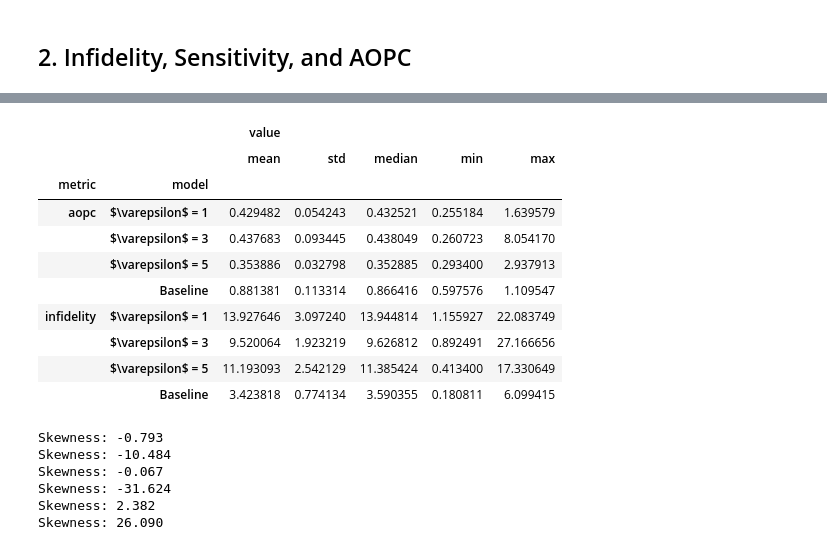
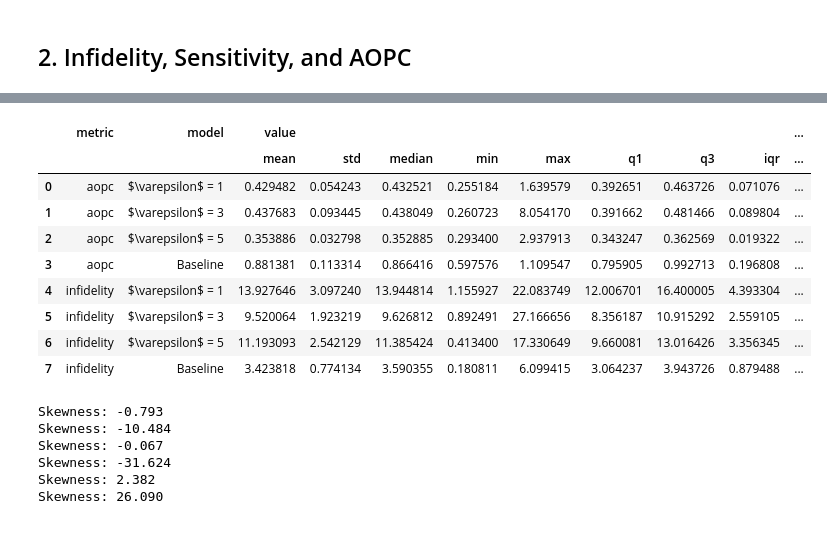
Before and after one commit to trinhkieuha/dp-shap-anomaly-detection, a Jupyter notebook: notebooks/06_Explainability.ipynb, the cells around one changed output, grey strips where cells are left out. Cells and saved outputs as stored; diff of their text form; code cells hidden in the pictures.

```diff
--- a/notebooks/06_Explainability.ipynb
+++ b/notebooks/06_Explainability.ipynb
@@ -135,6 +135,18 @@ plt.savefig(f"results/figures/shap_values.png", bbox_inches='tight', dpi=300)
 plt.show()
 # %% [output]
 [figure]
+# %%
+# Calculate the mean absolute SHAP values for each feature
+mean_abs_shap = {}
+for (model_type, version, eps), explanation in shap_dict.items():
+    if explanation == []:
+        continue
+    else:
+        shap_values = normalize_shap(explanation, method="l2")
+    mean_abs_shap[(model_type, version, eps)] = pd.DataFrame(np.sum(np.abs(shap_values), axis=0), index=all_cols).reset_index(names="feature").sort_values(by=0, ascending=False, ignore_index=True).reset_index(names="rank")[["rank", "feature"]].set_index("feature")
+shap_df = pd.concat(mean_abs_shap.values(), axis=1)
+shap_df.columns = ["baseline", "dpsgd_5", "dpsgd_3", "dpsgd_1"]
+(shap_df + 1).to_csv(f"results/explainability/feature_ranking.csv")
 # %% [markdown]
 ## 2. Infidelity, Sensitivity, and AOPC
 # %%
@@ -206,17 +221,24 @@ plt.show()
 # %%
-df.melt(id_vars=["model"], value_vars=["infidelity", "aopc"], var_name="metric", value_name="value").groupby(["metric", "model"]).agg(["mean", "std", "median", "min", "max"])
+def q1(x):
+    return x.quantile(0.25)
+def q3(x):
+    return x.quantile(0.75)
+def iqr(x):
+    return q3(x) - q1(x)
+summary_table = df.melt(id_vars=["model"], value_vars=["infidelity", "aopc"], var_name="metric", value_name="value").groupby(["metric", "model"]).agg(["mean", "std", "median", "min", "max", q1, q3, iqr]).reset_index()
+summary_table["outlier_threshold"] = summary_table["value"]["q3"] + 1.5 * summary_table["value"]["iqr"]
+summary_table
 # %% [output]
-|  |  | value |  |  |  |  |
-|  |  | mean | std | median | min | max |
-| metric | model |  |  |  |  |  |
-| aopc | $\varepsilon$ = 1 | 0.429482 | 0.054243 | 0.432521 | 0.255184 | 1.639579 |
-|  | $\varepsilon$ = 3 | 0.437683 | 0.093445 | 0.438049 | 0.260723 | 8.054170 |
-|  | $\varepsilon$ = 5 | 0.353886 | 0.032798 | 0.352885 | 0.293400 | 2.937913 |
-|  | Baseline | 0.881381 | 0.113314 | 0.866416 | 0.597576 | 1.109547 |
-| infidelity | $\varepsilon$ = 1 | 13.927646 | 3.097240 | 13.944814 | 1.155927 | 22.083749 |
-|  | $\varepsilon$ = 3 | 9.520064 | 1.923219 | 9.626812 | 0.892491 | 27.166656 |
-|  | $\varepsilon$ = 5 | 11.193093 | 2.542129 | 11.385424 | 0.413400 | 17.330649 |
-|  | Baseline | 3.423818 | 0.774134 | 3.590355 | 0.180811 | 6.099415 |
+|  | metric | model | value |  |  |  |  |  |  |  | ... |
+|  |  |  | mean | std | median | min | max | q1 | q3 | iqr | ... |
+| 0 | aopc | $\varepsilon$ = 1 | 0.429482 | 0.054243 | 0.432521 | 0.255184 | 1.639579 | 0.392651 | 0.463726 | 0.071076 | ... |
+| 1 | aopc | $\varepsilon$ = 3 | 0.437683 | 0.093445 | 0.438049 | 0.260723 | 8.054170 | 0.391662 | 0.481466 | 0.089804 | ... |
+| 2 | aopc | $\varepsilon$ = 5 | 0.353886 | 0.032798 | 0.352885 | 0.293400 | 2.937913 | 0.343247 | 0.362569 | 0.019322 | ... |
+| 3 | aopc | Baseline | 0.881381 | 0.113314 | 0.866416 | 0.597576 | 1.109547 | 0.795905 | 0.992713 | 0.196808 | ... |
+| 4 | infidelity | $\varepsilon$ = 1 | 13.927646 | 3.097240 | 13.944814 | 1.155927 | 22.083749 | 12.006701 | 16.400005 | 4.393304 | ... |
+| 5 | infidelity | $\varepsilon$ = 3 | 9.520064 | 1.923219 | 9.626812 | 0.892491 | 27.166656 | 8.356187 | 10.915292 | 2.559105 | ... |
+| 6 | infidelity | $\varepsilon$ = 5 | 11.193093 | 2.542129 | 11.385424 | 0.413400 | 17.330649 | 9.660081 | 13.016426 | 3.356345 | ... |
+| 7 | infidelity | Baseline | 3.423818 | 0.774134 | 3.590355 | 0.180811 | 6.099415 | 3.064237 | 3.943726 | 0.879488 | ... |
 # %%
 def run_pairwise_wilcoxon(df, metric_col='aopc'):
     # List all model names
```
Also changed, not shown: parts of 3 cells of this notebook, 3 other files.
